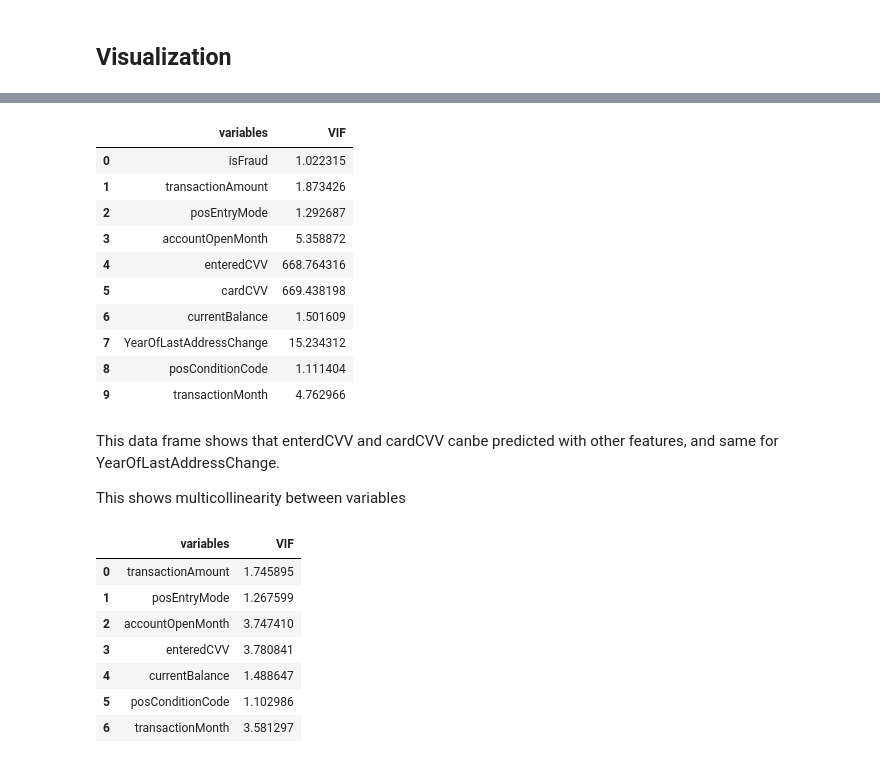
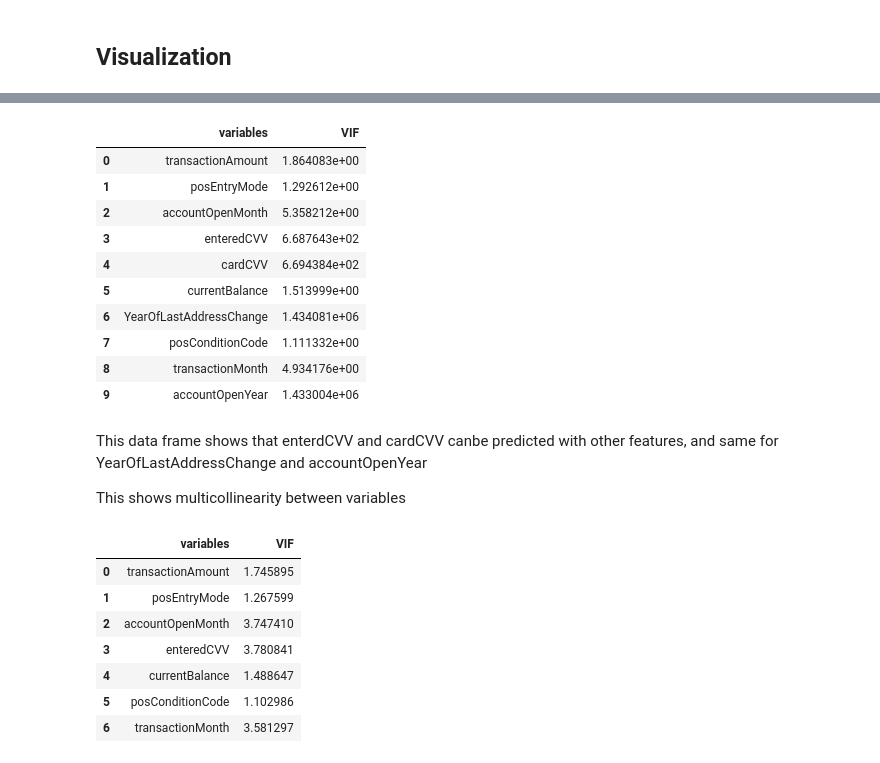
Before and after one commit to iam-niteshhh/Transaction_Fraud_Detection, a Jupyter notebook: Nemesis Internship.ipynb, the cells around one changed output, grey strips where cells are left out. Cells and saved outputs as stored; diff of their text form; code cells hidden in the pictures.

```diff
--- a/Nemesis Internship.ipynb
+++ b/Nemesis Internship.ipynb
@@ -289,27 +305,27 @@ df_copy[categorical_column] = c_i.fit_transform(df_copy[categorical_column])
 # %%
 def calc_vif(X):
 
     # Calculating VIF
     vif = pd.DataFrame()
     vif["variables"] = X.columns
     vif["VIF"] = [variance_inflation_factor(X.values, i) for i in range(X.shape[1])]
 
     return(vif)
-calc_vif(df_copy[feature_columns].iloc[:,:-1])
+calc_vif(df_copy[feature_columns].iloc[:,1:])
 # %% [output]
 |  | variables | VIF |
-| 0 | isFraud | 1.022315 |
-| 1 | transactionAmount | 1.873426 |
-| 2 | posEntryMode | 1.292687 |
-| 3 | accountOpenMonth | 5.358872 |
-| 4 | enteredCVV | 668.764316 |
-| 5 | cardCVV | 669.438198 |
-| 6 | currentBalance | 1.501609 |
-| 7 | YearOfLastAddressChange | 15.234312 |
-| 8 | posConditionCode | 1.111404 |
-| 9 | transactionMonth | 4.762966 |
+| 0 | transactionAmount | 1.864083e+00 |
+| 1 | posEntryMode | 1.292612e+00 |
+| 2 | accountOpenMonth | 5.358212e+00 |
+| 3 | enteredCVV | 6.687643e+02 |
+| 4 | cardCVV | 6.694384e+02 |
+| 5 | currentBalance | 1.513999e+00 |
+| 6 | YearOfLastAddressChange | 1.434081e+06 |
+| 7 | posConditionCode | 1.111332e+00 |
+| 8 | transactionMonth | 4.934176e+00 |
+| 9 | accountOpenYear | 1.433004e+06 |
 # %% [markdown]
-This data frame shows that enterdCVV and cardCVV canbe predicted with other features, and same for YearOfLastAddressChange.
+This data frame shows that enterdCVV and cardCVV canbe predicted with other features, and same for YearOfLastAddressChange and accountOpenYear
 
 This shows multicollinearity between variables
 # %%
```
Also changed, not shown: parts of 11 cells of this notebook.
